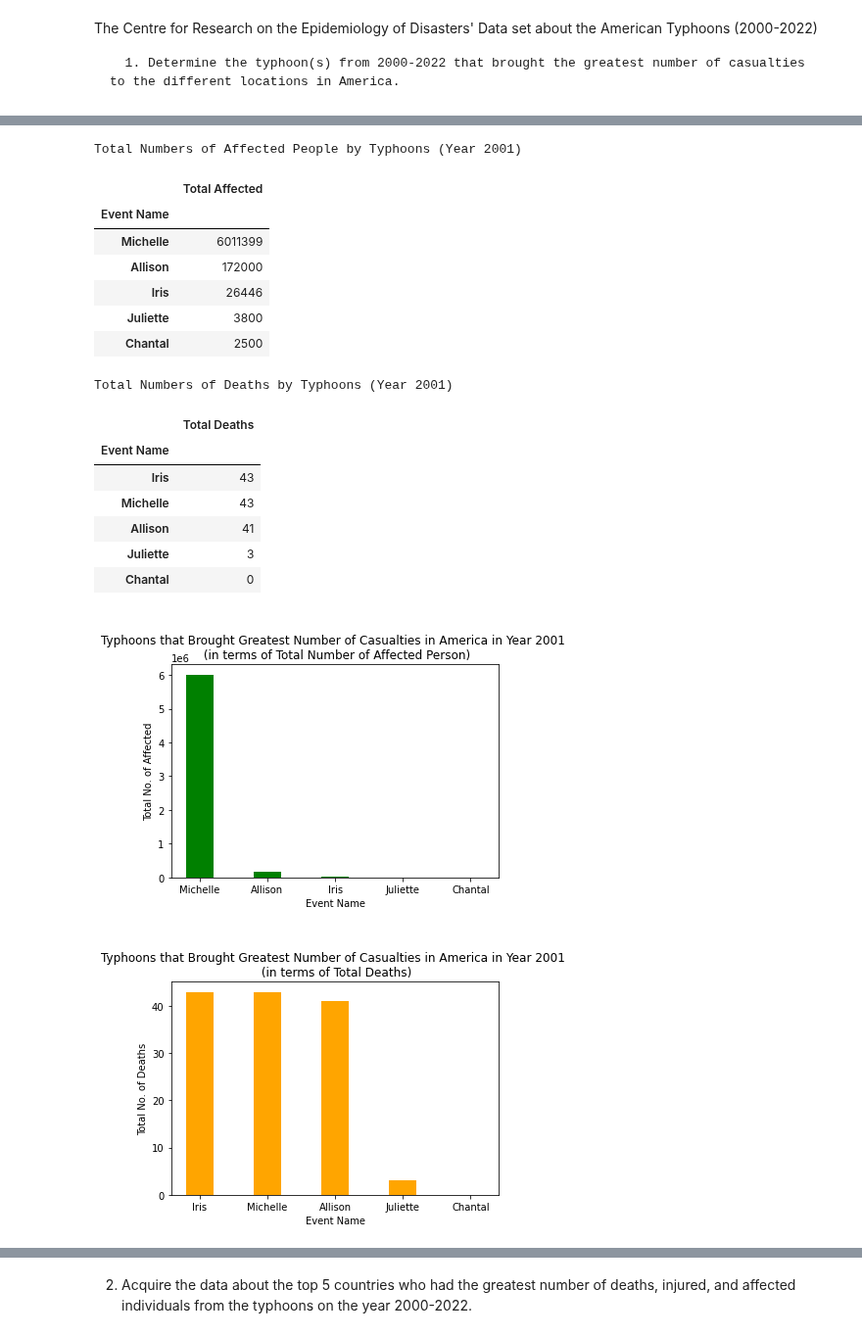
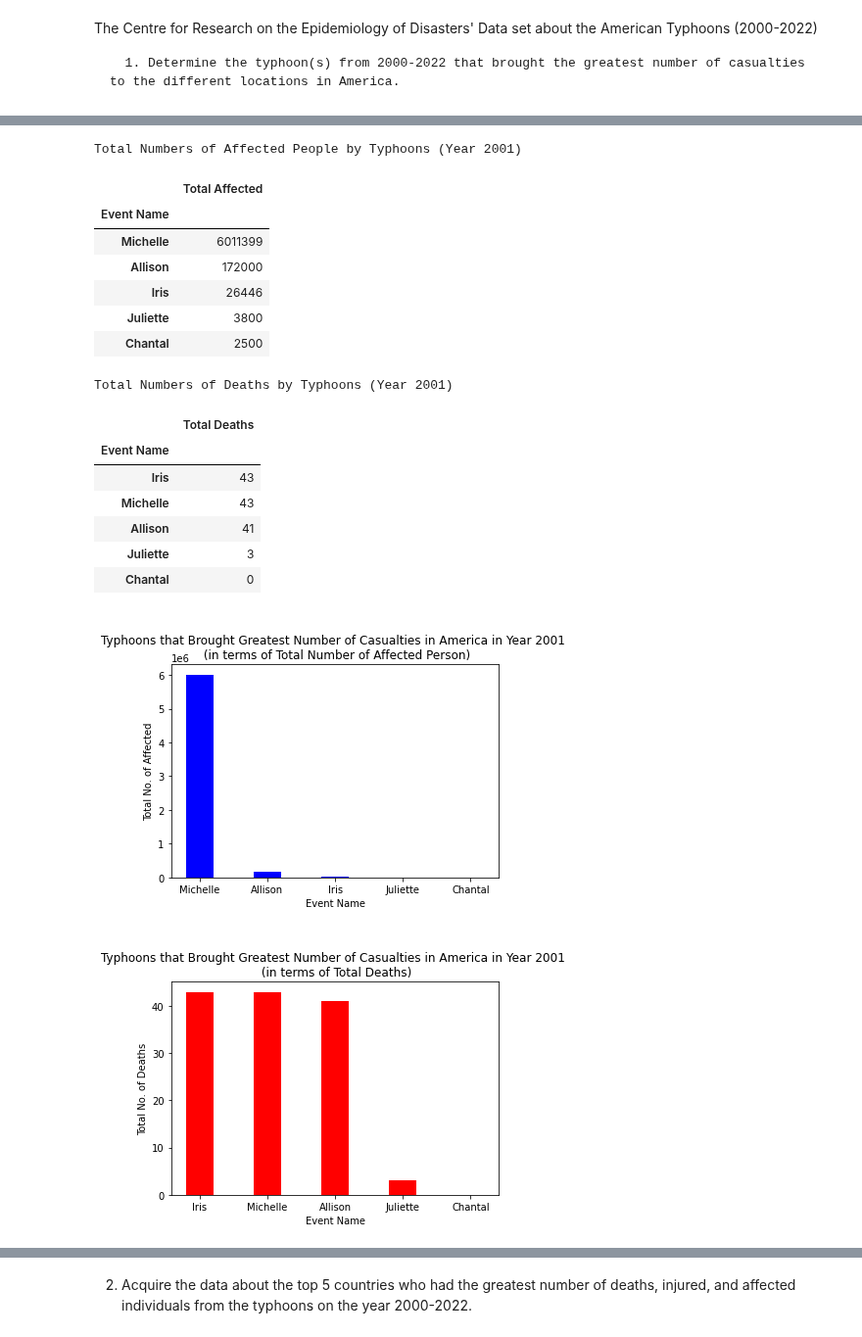
Before and after one commit to GEA960/ITBA-3207_TeamTyphoonAnalysts, a Jupyter notebook: 2000-2022 Data set Codes and Results.ipynb, the cells around one changed output, grey strips where cells are left out. Shown at 98% size. Cells and saved outputs as stored; diff of their text form; code cells hidden in the pictures.

```diff
--- a/2000-2022 Data set Codes and Results.ipynb
+++ b/2000-2022 Data set Codes and Results.ipynb
@@ -132,7 +132,7 @@ TAdata_2001 = {'Michelle':6011399,'Allison':172000, 'Iris':26446, 'Juliette':380
 TAtyp_name2 = list(TAdata_2001.keys())
 TAvalues2 = list(TAdata_2001.values())
 
-plt.bar(TAtyp_name2, TAvalues2, color ='green',
+plt.bar(TAtyp_name2, TAvalues2, color ='blue',
         width = 0.4)
 
 plt.xlabel("Event Name")
@@ -142,36 +142,36 @@ plt.show()
 
 
 #graphing the Total Affected
 TDdata_2001 = {'Iris':43,'Michelle':43, 'Allison':41, 'Juliette':3, 'Chantal':0}
 TDtyp_name2 = list(TDdata_2001.keys())
 TDvalues2 = list(TDdata_2001.values())
 
-plt.bar(TDtyp_name2, TDvalues2, color ='orange',
+plt.bar(TDtyp_name2, TDvalues2, color ='red',
         width = 0.4)
 
 plt.xlabel("Event Name")
 plt.ylabel("Total No. of Deaths")
 plt.title("\nTyphoons that Brought Greatest Number of Casualties in America in Year 2001 \n (in terms of Total Deaths)")
 plt.show()
 # %% [output]
 Total Numbers of Affected People by Typhoons (Year 2001)
 |  | Total Affected |
 | Event Name |  |
 | Michelle | 6011399 |
 | Allison | 172000 |
 | Iris | 26446 |
 | Juliette | 3800 |
 | Chantal | 2500 |
 Total Numbers of Deaths by Typhoons (Year 2001)
 |  | Total Deaths |
 | Event Name |  |
 | Iris | 43 |
 | Michelle | 43 |
 | Allison | 41 |
 | Juliette | 3 |
 | Chantal | 0 |
-[figure, old version]
+[figure, new version]
-[figure, old version]
+[figure, new version]
 # %%
 from IPython.display import display_html
 
```
Also changed, not shown: parts of 12 cells of this notebook.
